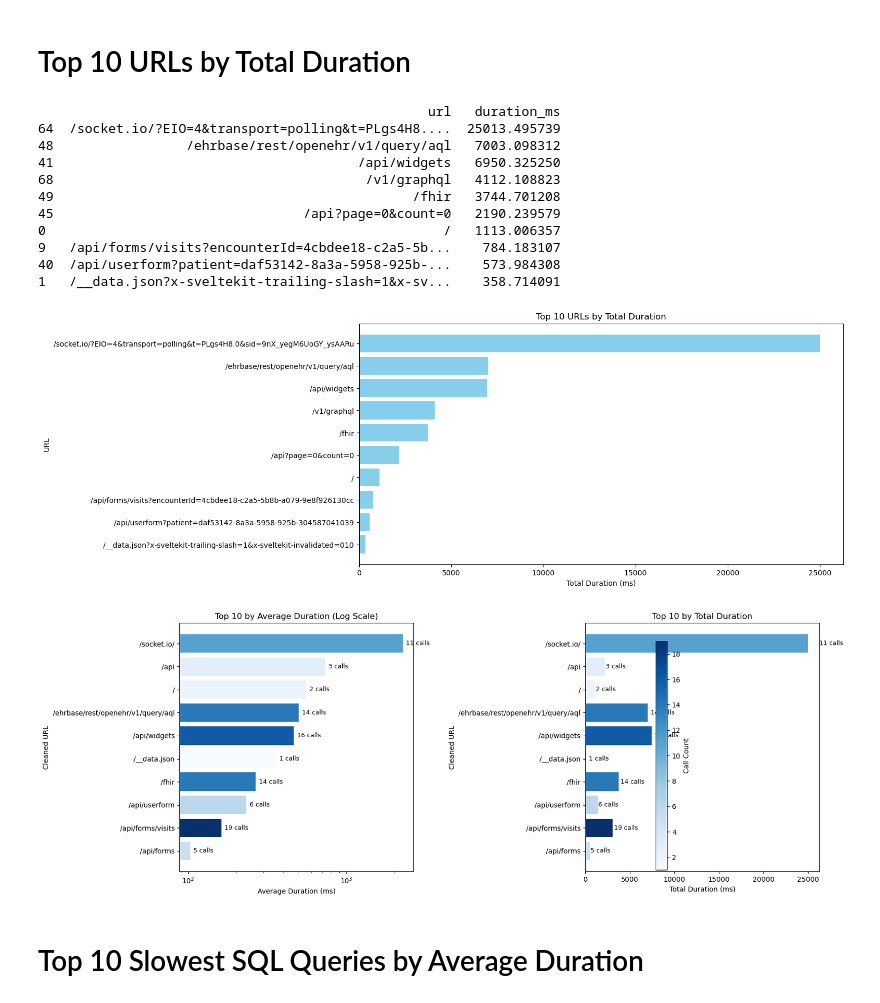
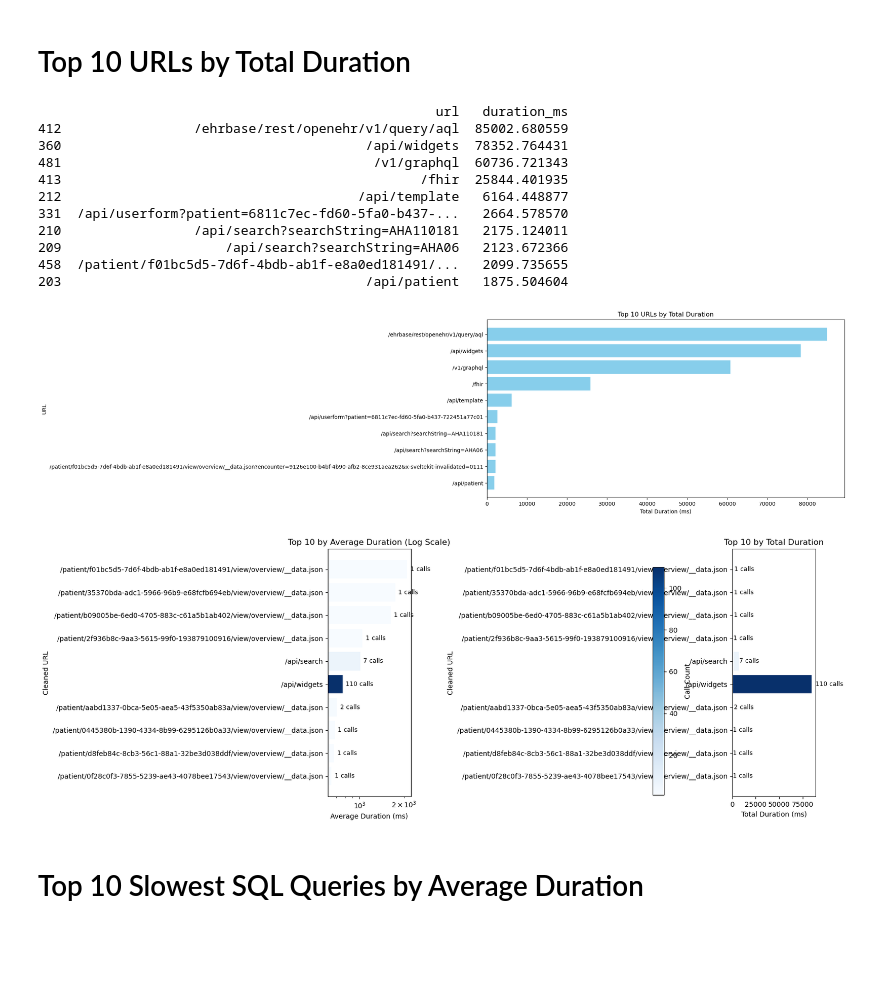
Before and after one commit to shrihari808/patients_analysis_aarthy, a Jupyter notebook: tempografana.ipynb, the cells around one changed output. Cells and saved outputs as stored; diff of their text form; code cells hidden in the pictures; blank space fills up the shorter version.

Commit message:
1000traces

```diff
--- a/tempografana.ipynb
+++ b/tempografana.ipynb
@@ -35,7 +35,7 @@ End Time (sec): 1741311927
 # %%
 # Cell 2: Fetch trace metadata (IDs) from Tempo using a >1.5s duration filter
 
-def fetch_tempo_traces(base_url, username, password, duration_threshold_ms=1500, limit=100):
+def fetch_tempo_traces(base_url, username, password, duration_threshold_ms=1500, limit=1000):
     """
     Fetch trace metadata for traces with at least one span exceeding the duration threshold.
     """
@@ -626,23 +626,23 @@ plt.title("Top 10 URLs by Total Duration")
 plt.gca().invert_yaxis()
 plt.show()
 # %% [output]
-                                                  url   duration_ms
-64  /socket.io/?EIO=4&transport=polling&t=PLgs4H8....  25013.495739
-48                 /ehrbase/rest/openehr/v1/query/aql   7003.098312
-41                                       /api/widgets   6950.325250
-68                                        /v1/graphql   4112.108823
-49                                              /fhir   3744.701208
-45                                /api?page=0&count=0   2190.239579
-0                                                   /   1113.006357
-9   /api/forms/visits?encounterId=4cbdee18-c2a5-5b...    784.183107
-40  /api/userform?patient=daf53142-8a3a-5958-925b-...    573.984308
-1   /__data.json?x-sveltekit-trailing-slash=1&x-sv...    358.714091
+                                                   url   duration_ms
+412                 /ehrbase/rest/openehr/v1/query/aql  85002.680559
+360                                       /api/widgets  78352.764431
+481                                        /v1/graphql  60736.721343
+413                                              /fhir  25844.401935
+212                                      /api/template   6164.448877
+331  /api/userform?patient=6811c7ec-fd60-5fa0-b437-...   2664.578570
+210                 /api/search?searchString=AHA110181   2175.124011
+209                     /api/search?searchString=AHA06   2123.672366
+458  /patient/f01bc5d5-7d6f-4bdb-ab1f-e8a0ed181491/...   2099.735655
+203                                       /api/patient   1875.504604
-[figure, old version]
+[figure, new version]
 # %%
 
 
 # -------------------------------------------------------------
-Create a helper function to strip query parameters
+#Create a helper function to strip query parameters
 # -------------------------------------------------------------
 def strip_query_params(url):
     if not isinstance(url, str):
@@ -697,34 +697,34 @@ for i, bar in enumerate(bars1):
     label_x = bar.get_width()  # bar length
     label_y = bar.get_y() + bar.get_height() / 2
     ax1.text(label_x*1.05, label_y, f"{cnt} calls", va='center', fontsize=9)
 
 # -------------------------------------------------------------
 # 4B. Right subplot: Total Duration (linear scale)
 # -------------------------------------------------------------
 bars2 = ax2.barh(top10['clean_url'], top10['total_duration'], color=colors)
 ax2.set_xlabel("Total Duration (ms)")
 ax2.set_ylabel("Cleaned URL")
 ax2.set_title("Top 10 by Total Duration")
 ax2.invert_yaxis()  # largest bar on top
 
 # Label each bar with call count
 for i, bar in enumerate(bars2):
     cnt = int(top10.iloc[i]['count'])
     label_x = bar.get_width()  # bar length
     label_y = bar.get_y() + bar.get_height() / 2
     ax2.text(label_x*1.05, label_y, f"{cnt} calls", va='center', fontsize=9)
 
 # -------------------------------------------------------------
 # 5. Add a colorbar legend to indicate call count
 # -------------------------------------------------------------
 sm = cm.ScalarMappable(norm=norm, cmap=cmap)
 sm.set_array([])  # required for matplotlib < 3.2
 cbar = fig.colorbar(sm, ax=[ax1, ax2], label='Call Count')
 
 plt.tight_layout()
 plt.show()
 # %% [output]
-[figure, old version]
+[figure, new version]
 # %% [markdown]
 # Top 10 Slowest SQL Queries by Average Duration
 # %%
```
Also changed, not shown: parts of 22 cells of this notebook.
